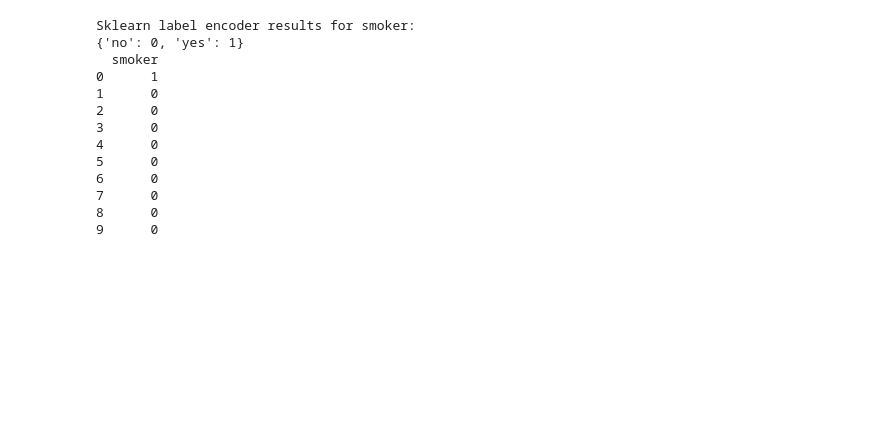
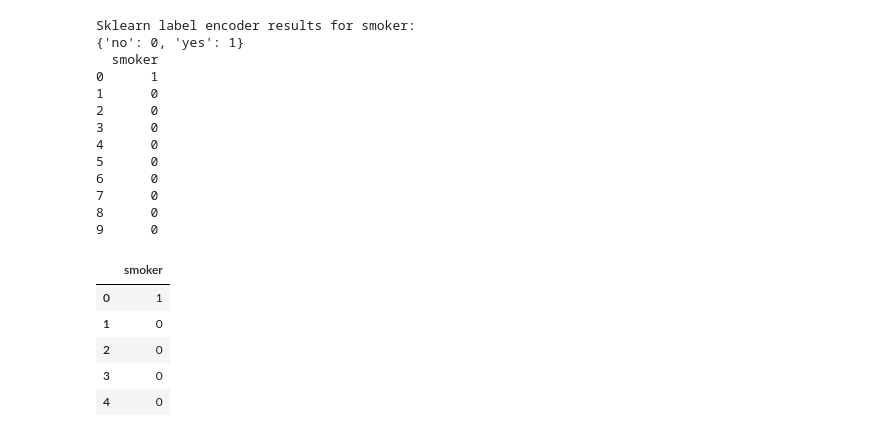
Before and after one commit to roblivesinottawa/insurance-predictive-analysis, a Jupyter notebook: jup_files/insurance.ipynb, the cells around one changed output. Drawn from its saved outputs; the diff is of its cells as text; code cells hidden in the pictures; blank space fills up the shorter version.

```diff
--- a/jup_files/insurance.ipynb
+++ b/jup_files/insurance.ipynb
@@ -206,3 +215,12 @@ Sklearn label encoder results for smoker:
 7      0
 8      0
 9      0
+# %%
+smoker.head(5)
+# %% [output]
+|  | smoker |
+| 0 | 1 |
+| 1 | 0 |
+| 2 | 0 |
+| 3 | 0 |
+| 4 | 0 |
```
Also changed, not shown: parts of 10 cells of this notebook, 6 other files.
